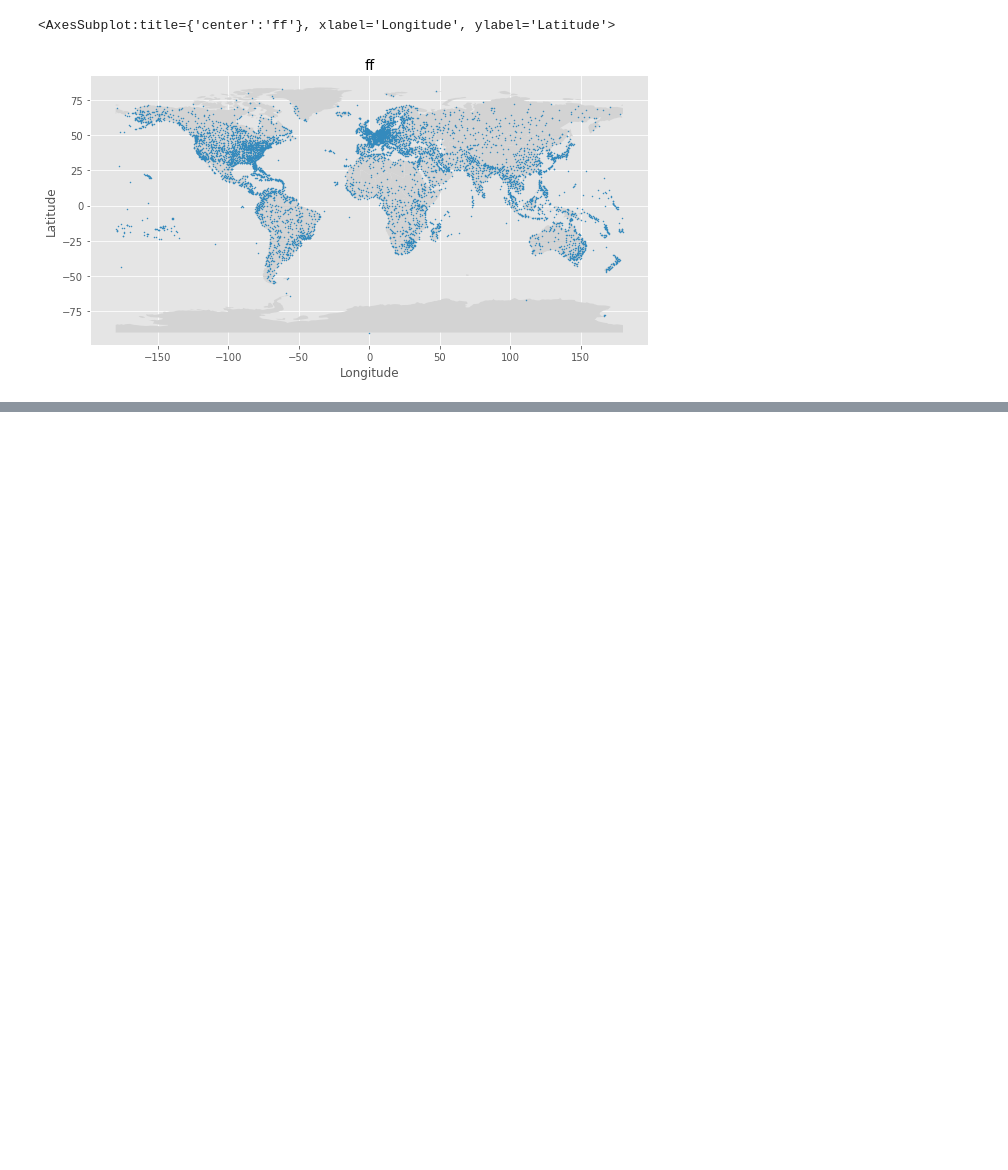
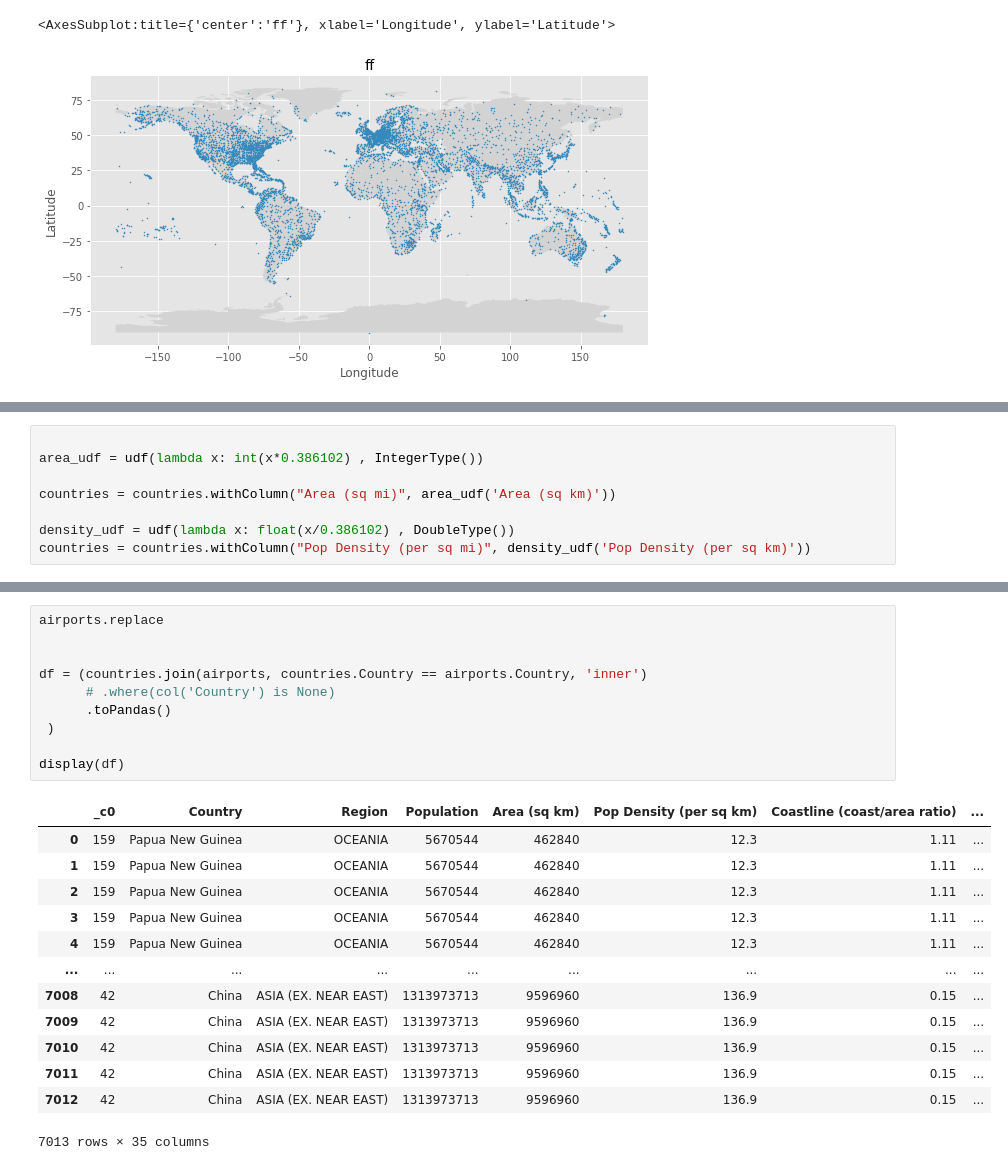
Before and after one commit to sgrzegorz/analiza-duzych-zbiorow-danych, a Jupyter notebook: 02/dataframe.ipynb, the cells around one changed output, grey strips where cells are left out. Cells and saved outputs as stored; diff of their text form; blank space fills up the shorter version.

```diff
--- a/02/dataframe.ipynb
+++ b/02/dataframe.ipynb
@@ -255,0 +146,8 @@ df.plot(x="Longitude", y="Latitude", kind="scatter",
+# %%
+
+area_udf = udf(lambda x: int(x*0.386102) , IntegerType())
+
+countries = countries.withColumn("Area (sq mi)", area_udf('Area (sq km)'))
+
+density_udf = udf(lambda x: float(x/0.386102) , DoubleType())
+countries = countries.withColumn("Pop Density (per sq mi)", density_udf('Pop Density (per sq km)'))
@@ -255,0 +159,24 @@ df.plot(x="Longitude", y="Latitude", kind="scatter",
+# %%
+airports.replace
+
+
+df = (countries.join(airports, countries.Country == airports.Country, 'inner')
+      # .where(col('Country') is None)
+      .toPandas()
+ )
+
+display(df)
+# %% [output]
+|  | _c0 | Country | Region | Population | Area (sq km) | Pop Density (per sq km) | Coastline (coast/area ratio) | ... |
+| 0 | 159 | Papua New Guinea | OCEANIA | 5670544 | 462840 | 12.3 | 1.11 | ... |
+| 1 | 159 | Papua New Guinea | OCEANIA | 5670544 | 462840 | 12.3 | 1.11 | ... |
+| 2 | 159 | Papua New Guinea | OCEANIA | 5670544 | 462840 | 12.3 | 1.11 | ... |
+| 3 | 159 | Papua New Guinea | OCEANIA | 5670544 | 462840 | 12.3 | 1.11 | ... |
+| 4 | 159 | Papua New Guinea | OCEANIA | 5670544 | 462840 | 12.3 | 1.11 | ... |
+| ... | ... | ... | ... | ... | ... | ... | ... | ... |
+| 7008 | 42 | China | ASIA (EX. NEAR EAST) | 1313973713 | 9596960 | 136.9 | 0.15 | ... |
+| 7009 | 42 | China | ASIA (EX. NEAR EAST) | 1313973713 | 9596960 | 136.9 | 0.15 | ... |
+| 7010 | 42 | China | ASIA (EX. NEAR EAST) | 1313973713 | 9596960 | 136.9 | 0.15 | ... |
+| 7011 | 42 | China | ASIA (EX. NEAR EAST) | 1313973713 | 9596960 | 136.9 | 0.15 | ... |
+| 7012 | 42 | China | ASIA (EX. NEAR EAST) | 1313973713 | 9596960 | 136.9 | 0.15 | ... |
+7013 rows × 35 columns
```
Also changed, not shown: parts of 20 cells of this notebook.
